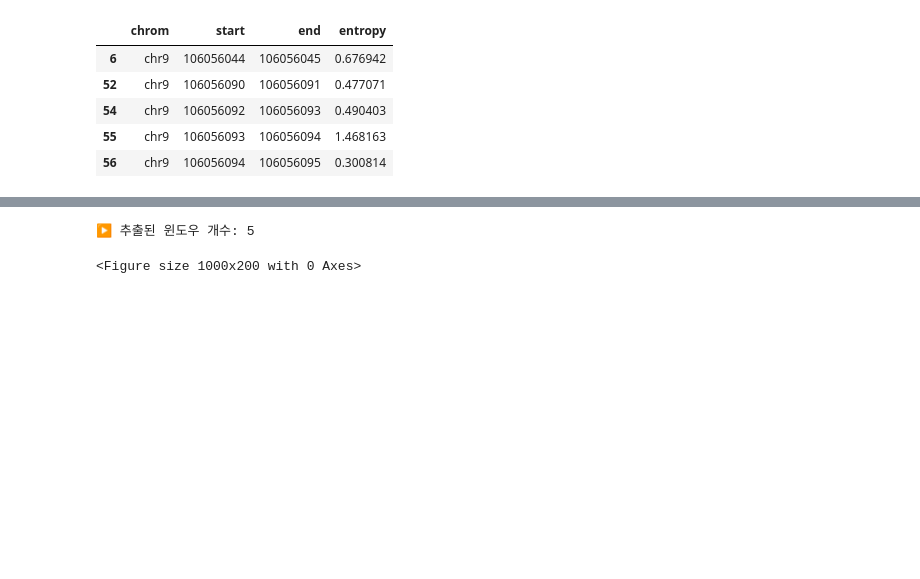
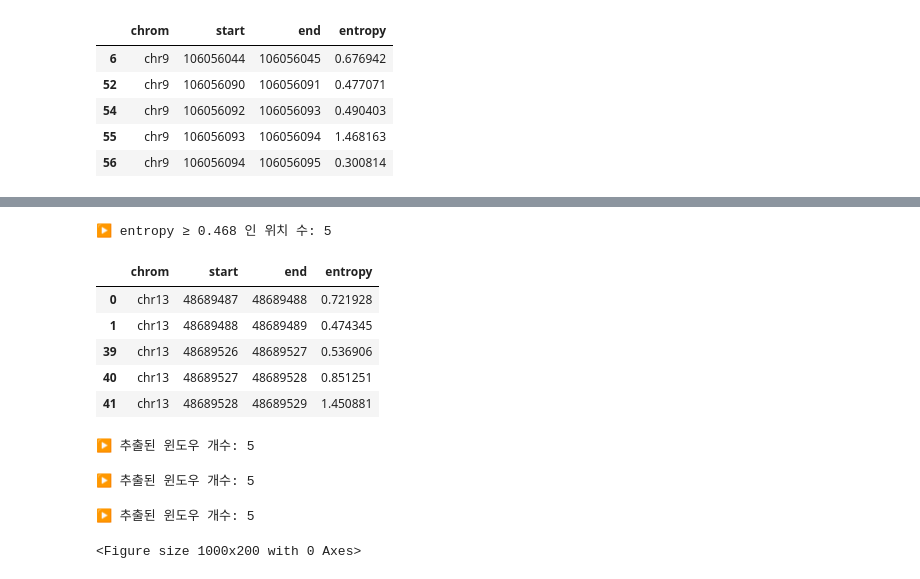
Before and after one commit to Hyeonnji/hyeonji-practice2, a Jupyter notebook: CoLab_TermProj_2025_3.ipynb, the cells around one changed output, grey strips where cells are left out. Drawn from its saved outputs; the diff is of its cells as text; code cells hidden in the pictures; blank space fills up the shorter version.

```diff
--- a/CoLab_TermProj_2025_3.ipynb
+++ b/CoLab_TermProj_2025_3.ipynb
@@ -1910,3 +1935,28 @@ high.head()
+# %%
+import pandas as pd
+
+# bedGraph 불러오기
+df = pd.read_csv("Mirlet7d_entropy.bedGraph",
+                 sep="\t",
+                 names=["chrom","start","end","entropy"])
+
+# 1-1. 원하는 임계치(threshold) 설정 — 예: 상위 5%
+th = df.entropy.quantile(0.95)
+highd = df[df.entropy >= th].copy()
+print(f"▶ entropy ≥ {th:.3f} 인 위치 수:", len(highd))
+
+# 또는 절대값 기준: entropy ≥ 0.5
+# high = df[df.entropy >= 0.5]
+
+highd.head()
+# %% [output]
+▶ entropy ≥ 0.468 인 위치 수: 5
+|  | chrom | start | end | entropy |
+| 0 | chr13 | 48689487 | 48689488 | 0.721928 |
+| 1 | chr13 | 48689488 | 48689489 | 0.474345 |
+| 39 | chr13 | 48689526 | 48689527 | 0.536906 |
+| 40 | chr13 | 48689527 | 48689528 | 0.851251 |
+| 41 | chr13 | 48689528 | 48689529 | 1.450881 |
 # %%
 from Bio import SeqIO
 
@@ -1932,6 +1982,56 @@ with open("let7g_entropy_peaks_windows.fa", "w") as fw:
         fw.write(f">peak{i}::{hdr}\n{seq}\n")
 # %% [output]
 ▶ 추출된 윈도우 개수: 5
+# %%
+from Bio import SeqIO
+
+# genome index
+genome = SeqIO.index("mm39.fa", "fasta")
+chrom = "chr13"
+radius = 15
+
+windows = []
+for _, row in highf.iterrows():
+    mid = row.start  # or (row.start + row.end)//2
+    s, e = mid - radius, mid + radius
+    if s < 1 or e > len(genome[chrom].seq):
+        continue
+    seq = genome[chrom].seq[s-1:e].upper().replace("T","U")
+    windows.append((f"{chrom}:{s}-{e}", str(seq)))
+
+print("▶ 추출된 윈도우 개수:", len(windows))
+
+# FASTA로 저장
+with open("let7f-1_entropy_peaks_windows.fa", "w") as fw:
+    for i, (hdr, seq) in enumerate(windows):
+        fw.write(f">peak{i}::{hdr}\n{seq}\n")
+# %% [output]
+▶ 추출된 윈도우 개수: 5
+# %%
+from Bio import SeqIO
+
+# genome index
+genome = SeqIO.index("mm39.fa", "fasta")
+chrom = "chr13"
+radius = 15
+
+windows = []
+for _, row in highd.iterrows():
+    mid = row.start  # or (row.start + row.end)//2
+    s, e = mid - radius, mid + radius
+    if s < 1 or e > len(genome[chrom].seq):
+        continue
+    seq = genome[chrom].seq[s-1:e].upper().replace("T","U")
+    windows.append((f"{chrom}:{s}-{e}", str(seq)))
+
+print("▶ 추출된 윈도우 개수:", len(windows))
+
+# FASTA로 저장
+with open("let7d_entropy_peaks_windows.fa", "w") as fw:
+    for i, (hdr, seq) in enumerate(windows):
+        fw.write(f">peak{i}::{hdr}\n{seq}\n")
+# %% [output]
+▶ 추출된 윈도우 개수: 5
 # %%
 import logomaker
 import pandas as pd
```
Also changed, not shown: parts of 5 cells of this notebook.
